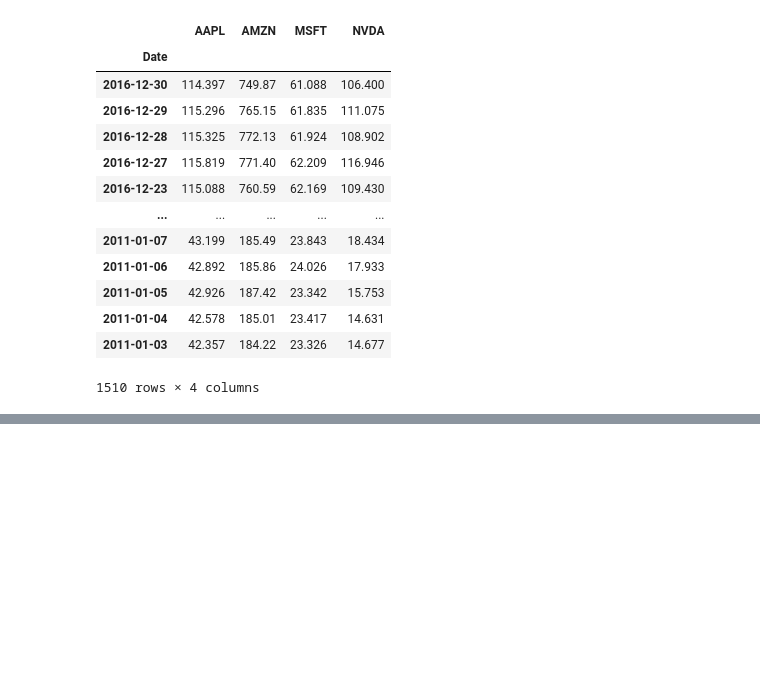
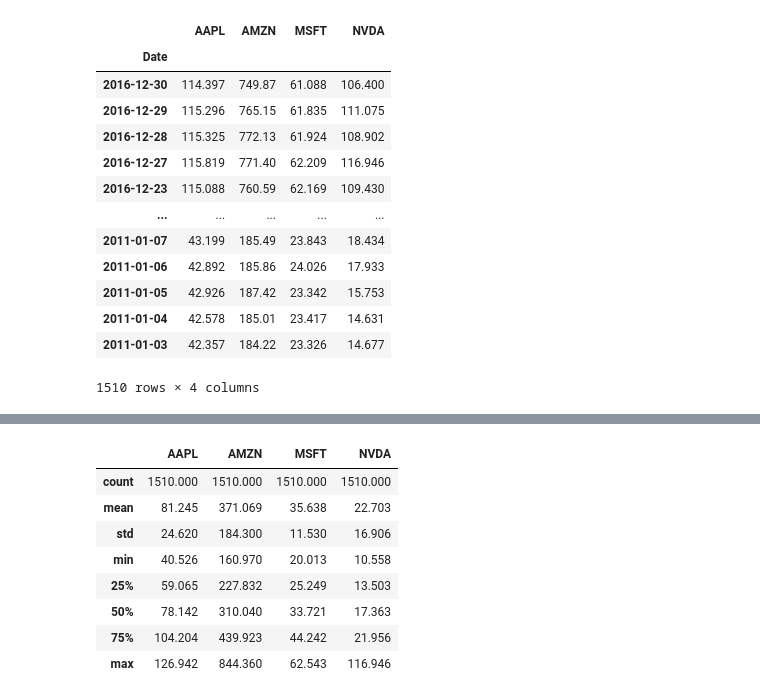
Before and after one commit to davidsillo123/Adivina, a Jupyter notebook: Manejo de Datos.ipynb, the cells around one changed output, grey strips where cells are left out. Saved outputs shown, nothing was run; the diff lists cells and outputs as text; code cells hidden in the pictures; blank space fills up the shorter version.

```diff
--- a/Manejo de Datos.ipynb
+++ b/Manejo de Datos.ipynb
@@ -188,0 +190,12 @@ closes.plot
+# %%
+closes.describe()
+# %% [output]
+|  | AAPL | AMZN | MSFT | NVDA |
+| count | 1510.000 | 1510.000 | 1510.000 | 1510.000 |
+| mean | 81.245 | 371.069 | 35.638 | 22.703 |
+| std | 24.620 | 184.300 | 11.530 | 16.906 |
+| min | 40.526 | 160.970 | 20.013 | 10.558 |
+| 25% | 59.065 | 227.832 | 25.249 | 13.503 |
+| 50% | 78.142 | 310.040 | 33.721 | 17.363 |
+| 75% | 104.204 | 439.923 | 44.242 | 21.956 |
+| max | 126.942 | 844.360 | 62.543 | 116.946 |
```
Also changed, not shown: parts of 1 cell of this notebook.
